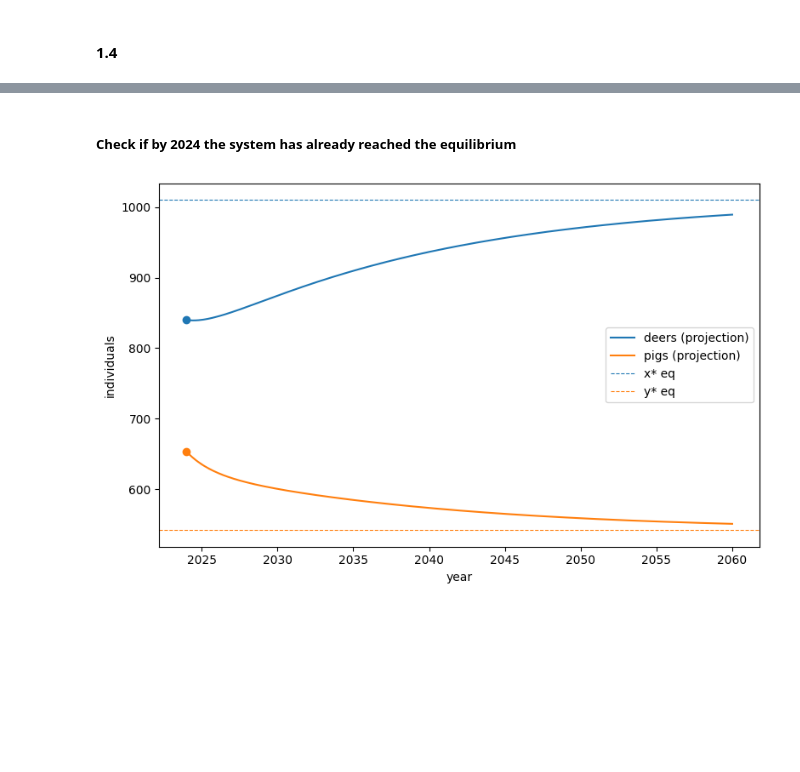
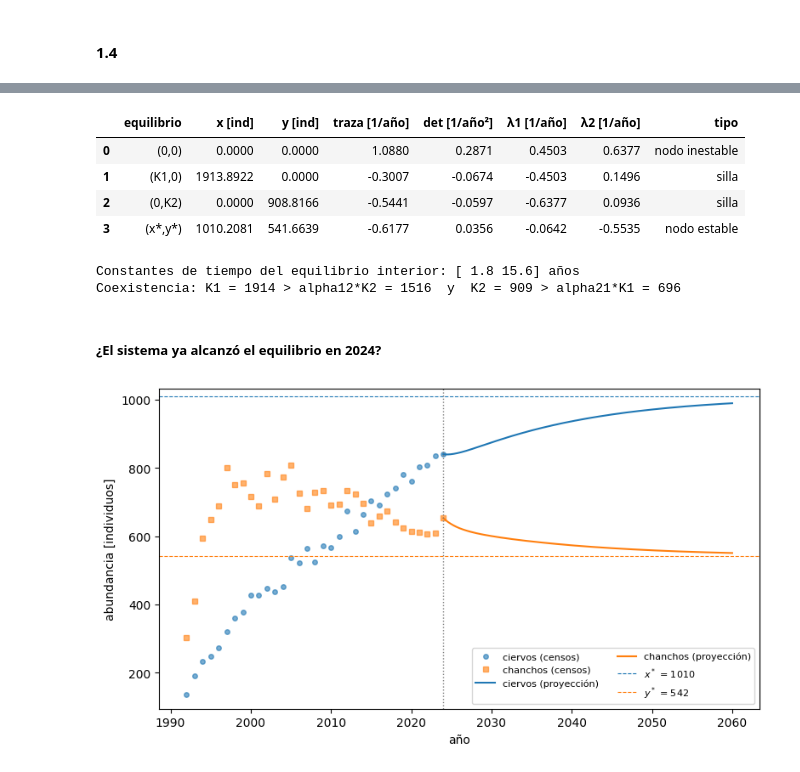
Before and after one commit to PilarOtero/tp1-dinamica-de-sistemas, a Jupyter notebook: notebook.ipynb, the cells around one changed output, grey strips where cells are left out. Drawn from its saved outputs; the diff is of its cells as text; code cells hidden in the pictures; blank space fills up the shorter version.

```diff
--- a/notebook.ipynb
+++ b/notebook.ipynb
@@ -1,9 +1,17 @@
 # %%
+import os
 import pandas as pd
 import numpy as np
 from IPython.display import display
 import matplotlib.pyplot as plt
 from scipy.integrate import solve_ivp
+
+FIG_DIR = "."          # same folder as informe.tex
+RTOL, ATOL = 1e-8, 1e-8  # integrator tolerances (reported in Methods)
+CV_CENSO = 0.05          # census error (5 %, lognormal)
+
+def guardar(fig, nombre):
+    fig.savefig(os.path.join(FIG_DIR, nombre), dpi=200, bbox_inches="tight")
 # %%
 data = pd.read_csv('datos.csv')
 # %%
@@ -352,27 +423,63 @@ display(equilibriums.style.format({"x [individuals]": "{:.4f}", "y [individuals]
+# %%
+def jacobiano(xe, ye):
+    return np.array([[a1 - 2*b11*xe - b12*ye, -b12*xe],
+                     [-b21*ye,                 a2 - b21*xe - 2*b22*ye]])
+
+def clasificar(J):
+    tr, dt_ = np.trace(J), np.linalg.det(J)
+    if dt_ < 0:
+        return "silla"
+    tipo = "nodo" if tr**2 - 4*dt_ >= 0 else "foco"
+    return f"{tipo} {'estable' if tr < 0 else 'inestable'}"
+
+equilibrios = {"(0,0)": (0, 0), "(K1,0)": (K1, 0), "(0,K2)": (0, K2), "(x*,y*)": (x_star, y_star)}
+filas = []
+for nombre, (xe, ye) in equilibrios.items():
+    J = jacobiano(xe, ye)
+    lam = np.linalg.eigvals(J)
+    filas.append([nombre, xe, ye, np.trace(J), np.linalg.det(J), lam[0], lam[1], clasificar(J)])
+tabla_eq = pd.DataFrame(filas, columns=["equilibrio", "x [ind]", "y [ind]", "traza [1/año]",
+                                        "det [1/año²]", "λ1 [1/año]", "λ2 [1/año]", "tipo"])
+display(tabla_eq.round(4))
+
+lam_int = np.linalg.eigvals(jacobiano(x_star, y_star))
+print(f"Constantes de tiempo del equilibrio interior: {np.sort(-1/lam_int).round(1)} años")
+print(f"Coexistencia: K1 = {K1:.0f} > alpha12*K2 = {alpha12*K2:.0f}  y  "
+      f"K2 = {K2:.0f} > alpha21*K1 = {alpha21*K1:.0f}")
+# %% [output]
+|  | equilibrio | x [ind] | y [ind] | traza [1/año] | det [1/año²] | λ1 [1/año] | λ2 [1/año] | tipo |
+| 0 | (0,0) | 0.0000 | 0.0000 | 1.0880 | 0.2871 | 0.4503 | 0.6377 | nodo inestable |
+| 1 | (K1,0) | 1913.8922 | 0.0000 | -0.3007 | -0.0674 | -0.4503 | 0.1496 | silla |
+| 2 | (0,K2) | 0.0000 | 908.8166 | -0.5441 | -0.0597 | -0.6377 | 0.0936 | silla |
+| 3 | (x*,y*) | 1010.2081 | 541.6639 | -0.6177 | 0.0356 | -0.0642 | -0.5535 | nodo estable |
+Constantes de tiempo del equilibrio interior: [ 1.8 15.6] años
+Coexistencia: K1 = 1914 > alpha12*K2 = 1516  y  K2 = 909 > alpha21*K1 = 696
 # %% [markdown]
-##### **Check if by 2024 the system has already reached the equilibrium**
+##### **¿El sistema ya alcanzó el equilibrio en 2024?**
 # %%
 index_2024 = np.where(t == 2024)[0][0]
 z0_24 = [x[index_2024], y[index_2024]]
 # %%
-solution_2060 = solve_ivp(lotka_volterra, [2024, 2060], z0_24, args = (a1, b11, b12, a2, b21, b22), dense_output = True, max_step = 0.1)
+solution_2060 = solve_ivp(lotka_volterra, [2024, 2060], z0_24, args = (a1, b11, b12, a2, b21, b22),
+                          dense_output = True, rtol = RTOL, atol = ATOL)
 # %%
-t_linspace = np.linspace(2024, 2060, 360)
+t_linspace = np.linspace(2024, 2060, 361)
 trajectory = solution_2060.sol(t_linspace)
-
-fig, ax = plt.subplots(figsize=(8,5))
-ax.plot(t_linspace, trajectory[0], label = "deers (projection)")
-ax.plot(t_linspace, trajectory[1], label = "pigs (projection)")
-ax.axhline(x_star, ls = '--', color='C0', lw = 0.8, label = "x* eq")
-ax.axhline(y_star, ls = '--', color='C1', lw = 0.8, label = "y* eq")
-ax.scatter([2024], [z0_24[0]], color = 'C0', zorder=5)
-ax.scatter([2024], [z0_24[1]], color = 'C1', zorder = 5)
-ax.set_xlabel("year")
-ax.set_ylabel("individuals")
-ax.legend()
-plt.tight_layout()
+fig, ax = plt.subplots(figsize=(8, 4.5))
+ax.plot(t, x, 'o', color='C0', ms=4, alpha=0.6, label="ciervos (censos)")
+ax.plot(t, y, 's', color='C1', ms=4, alpha=0.6, label="chanchos (censos)")
+ax.plot(t_linspace, trajectory[0], color='C0', label="ciervos (proyección)")
+ax.plot(t_linspace, trajectory[1], color='C1', label="chanchos (proyección)")
+ax.axhline(x_star, ls='--', color='C0', lw=0.8, label=f"$x^*$ = {x_star:.0f}")
+ax.axhline(y_star, ls='--', color='C1', lw=0.8, label=f"$y^*$ = {y_star:.0f}")
+ax.axvline(2024, ls=':', color='gray', lw=1)
+ax.set_xlabel("año")
+ax.set_ylabel("abundancia [individuos]")
+ax.legend(fontsize=8, ncol=2)
+fig.tight_layout()
+guardar(fig, "proyeccion.png")
 plt.show()
 # %% [output]
-[figure, old version]
+[figure, new version]
 # %%
 estado_2060 = solution_2060.sol(2060)
```
Also changed, not shown: parts of 36 cells of this notebook, 6 other files.
